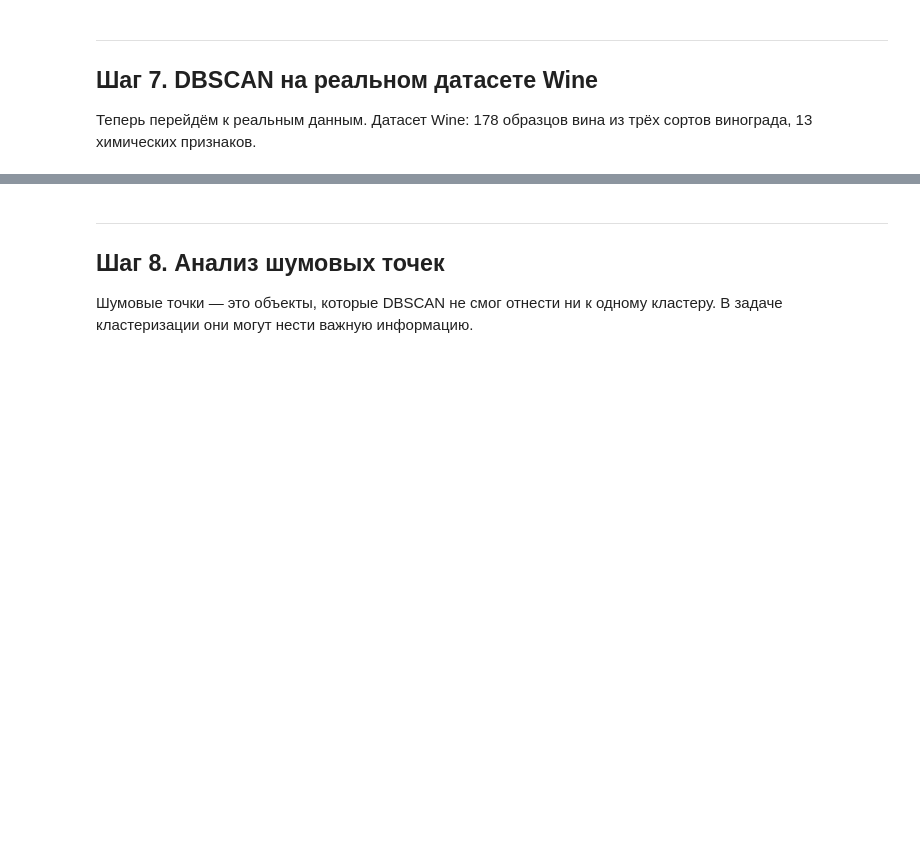
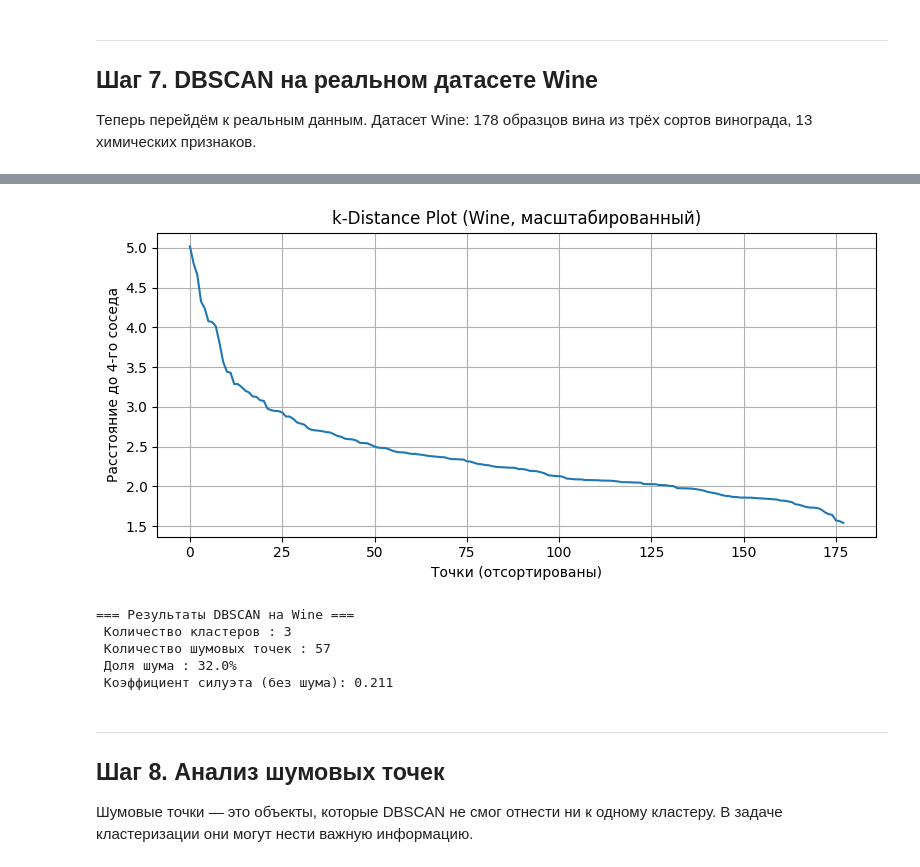
Before and after one commit to curseofuselessness/ml-course-homeworks, a Jupyter notebook: hw12_Clustering_KMeans_DBSCAN/clustering2_practice_student.ipynb, the cells around one changed output, grey strips where cells are left out. Saved outputs shown, nothing was run; the diff lists cells and outputs as text; code cells hidden in the pictures; blank space fills up the shorter version.

```diff
--- a/hw12_Clustering_KMeans_DBSCAN/clustering2_practice_student.ipynb
+++ b/hw12_Clustering_KMeans_DBSCAN/clustering2_practice_student.ipynb
@@ -295,34 +343,64 @@ print(df_wine.describe().round(2))
 # %%
 # YOUR CODE HERE
 # 1. Масштабируйте X_wine с помощью StandardScaler
 # 2. Постройте k-distance plot (k=4)
 # 3. Визуально определите «локоть» и запишите подходящее eps
+scaler_wine = StandardScaler()
+X_wine_scaled = scaler_wine.fit_transform(X_wine)
 
-X_wine_scaled = None  # замените
+nearest_wine = NearestNeighbors(n_neighbors=k)
+nearest_wine.fit(X_wine_scaled)
+distances, indices = nearest_wine.kneighbors(X_wine_scaled)
+
 k_wine = 4
-k_dist_wine = None
+k_dist_wine = distances[:, k-1]
+k_dist_wine= np.sort(k_dist_wine)[::-1]
+
 
 plt.figure(figsize=(8, 4))
 if k_dist_wine is not None:
     plt.plot(k_dist_wine)
 plt.xlabel("Точки (отсортированы)")
 plt.ylabel(f"Расстояние до {k_wine}-го соседа")
 plt.title("k-Distance Plot (Wine, масштабированный)")
 plt.grid(True)
 plt.tight_layout()
 plt.show()
+# %% [output]
+[figure, added]
 # %%
 # YOUR CODE HERE
 # 1. Запустите DBSCAN на X_wine_scaled с выбранным eps и min_samples=4
 # 2. Выведите: число кластеров, число шумовых точек, долю шума
 # 3. Если кластеров > 1, вычислите силуэт (исключив шум)
 
-eps_wine = 2.0   # ИЗМЕНИТЕ на основе k-distance plot
+eps_wine = 2.1   # ИЗМЕНИТЕ на основе k-distance plot
 
-labels_wine = None  # замените
+db_wine = DBSCAN(eps=eps_wine, min_samples=4)
+
+labels_wine = db_wine.fit_predict(X_wine_scaled)
 
 print("=== Результаты DBSCAN на Wine ===")
-# ваш код для вывода статистики
+print(f" Количество кластеров : {len(set(labels_wine[labels_wine != -1]))}")
+print(f" Количество шумовых точек : {len(labels_wine[labels_wine == -1])}")
+print(f" Доля шума : {round(len(labels_wine[labels_wine == -1]) / len(labels_wine) * 100, 1)}%")
+
+if len(set(labels_wine[labels_wine != -1])) > 1:
+    # Исключаем шумовые точки
+    mask = labels_wine != -1
+    X_filtered = X_wine_scaled[mask]
+    labels_filtered = labels_wine[mask]
+
+    score_dbscan = silhouette_score(X_filtered, labels_filtered)
+    print(f" Коэффициент силуэта (без шума): {score_dbscan:.3f}")
+else:
+    print(" Недостаточно кластеров для вычисления силуэта")
+# %% [output]
+=== Результаты DBSCAN на Wine ===
+ Количество кластеров : 3
+ Количество шумовых точек : 57
+ Доля шума : 32.0%
+ Коэффициент силуэта (без шума): 0.211
 # %% [markdown]
 ---
 ## Шаг 8. Анализ шумовых точек
```
Also changed, not shown: parts of 10 cells of this notebook.
